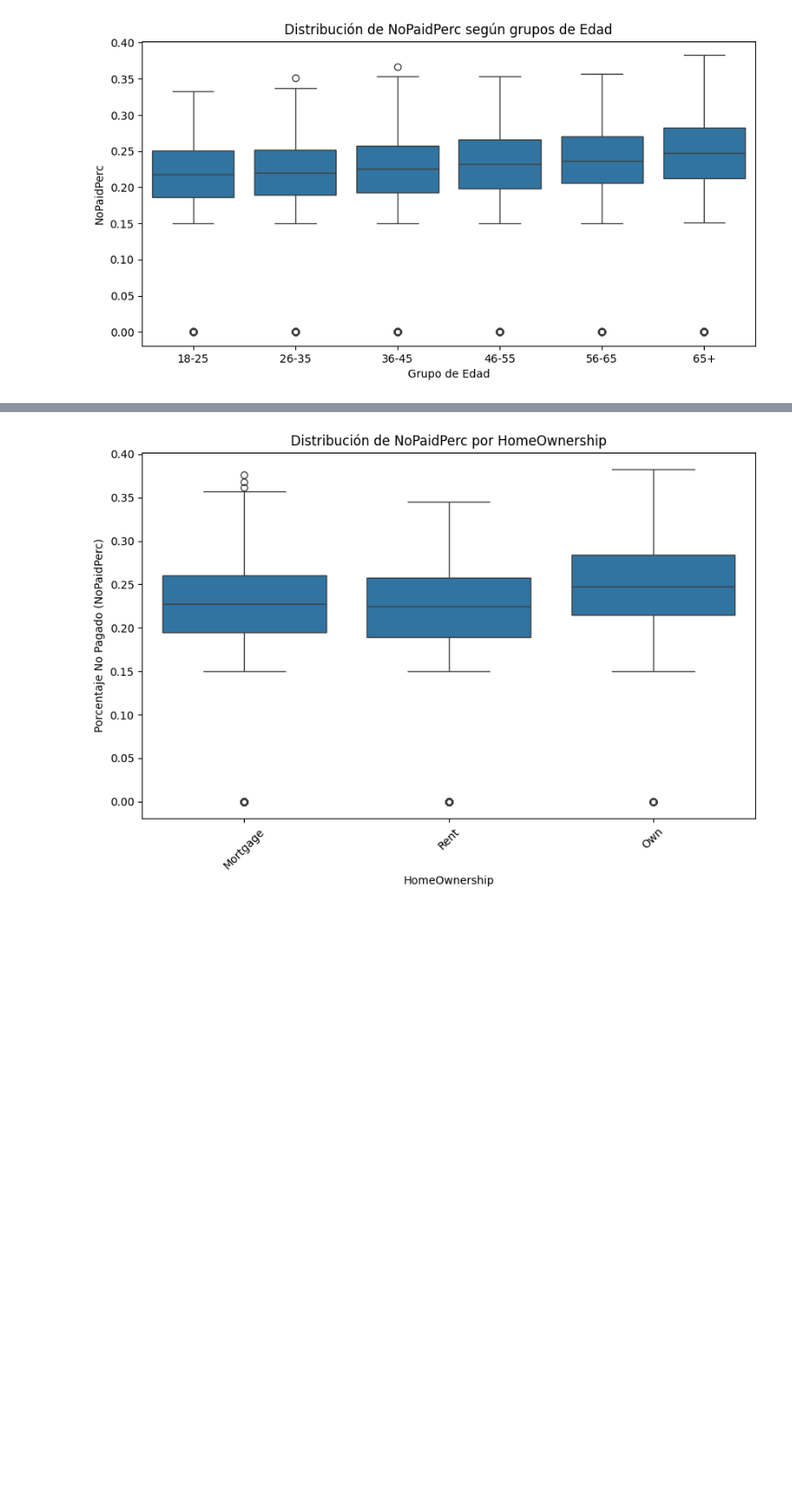
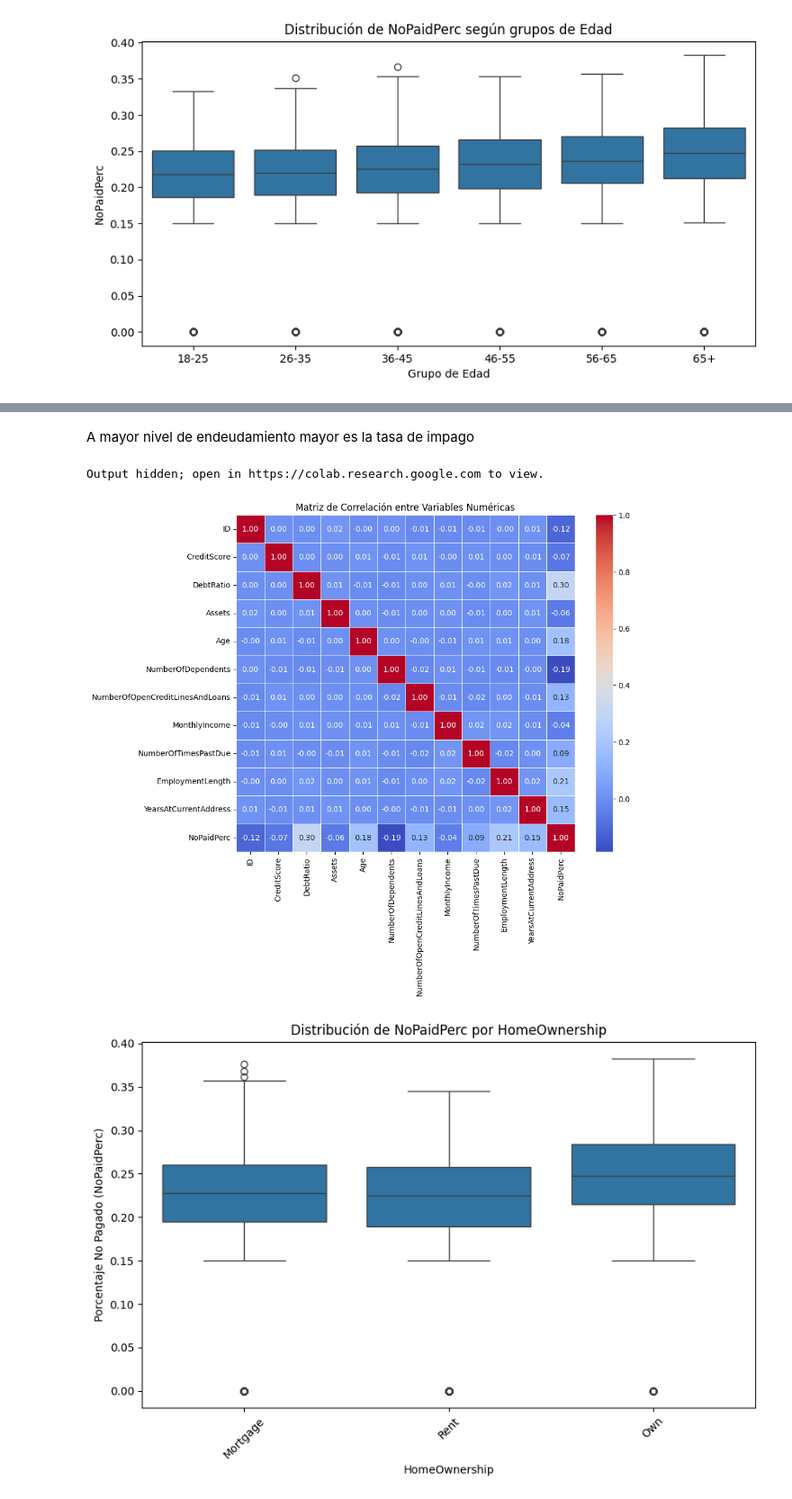
Before and after one commit to JonathanVillegasG/LEA3_FIN2, a Jupyter notebook: Copia de a_preprocesamiento.ipynb, the cells around one changed output, grey strips where cells are left out. Shown: that part at 90% size. Drawn from its saved outputs; the diff is of its cells as text; code cells hidden in the pictures; blank space fills up the shorter version.

```diff
--- a/Copia de a_preprocesamiento.ipynb
+++ b/Copia de a_preprocesamiento.ipynb
@@ -114,3 +211,48 @@ plt.show()
+# %% [markdown]
+A mayor nivel de endeudamiento mayor es la tasa de impago
+# %%
+
+
+# Lista de variables numéricas
+numeric_vars = Historicos.select_dtypes(include=['int64', 'float64']).columns.tolist()
+
+# Configurar la cantidad de gráficos por fila
+num_graficos = len(numeric_vars)
+columnas = 2  # Número de columnas en el gráfico
+filas = num_graficos // columnas + (num_graficos % columnas > 0)  # Calcula filas necesarias
+
+# Iterar por bloques de 4 variables
+for i in range(0, num_graficos, 6):
+    fig, axes = plt.subplots(3, 2, figsize=(20, 15))  # Crear una matriz de gráficos
+
+    for j, ax in enumerate(axes.flatten()):
+        if i + j < num_graficos:  # Verificar que no exceda la lista de variables
+            var = numeric_vars[i + j]
+            sns.regplot(x=Historicos[var], y=Historicos['NoPaidPerc'],
+                        scatter_kws={'alpha': 0.1}, line_kws={"color": "red"}, ax=ax)
+            ax.set_title(f'Relación entre {var} y NoPaidPerc')
+            ax.set_xlabel(var)
+            ax.set_ylabel('Porcentaje de crédito no pagado')
+
+    plt.tight_layout()  # Ajustar espaciado entre gráficos
+    plt.show()
+# %% [output]
+Output hidden; open in https://colab.research.google.com to view.
+# %%
+
+
+
+# Calcular la matriz de correlación
+correlation_matrix = Historicos[numeric_vars].corr()
+
+
+# Visualización con un heatmap
+plt.figure(figsize=(10, 8))
+sns.heatmap(correlation_matrix, annot=True, cmap='coolwarm', fmt=".2f", linewidths=0.5)
+plt.title("Matriz de Correlación entre Variables Numéricas")
+plt.show()
+# %% [output]
+[figure, added]
 # %%
 import matplotlib.pyplot as plt
 import seaborn as sns
```
Also changed, not shown: parts of 37 cells of this notebook.
